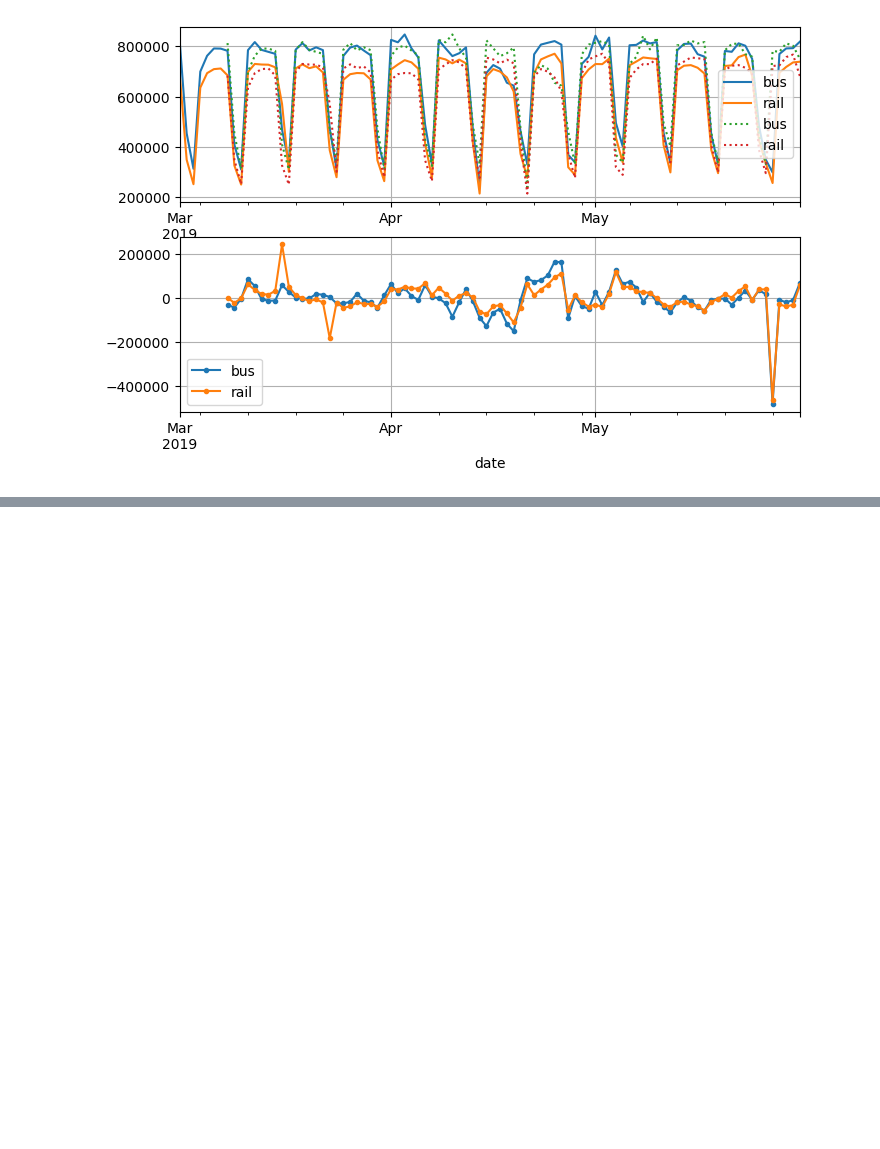
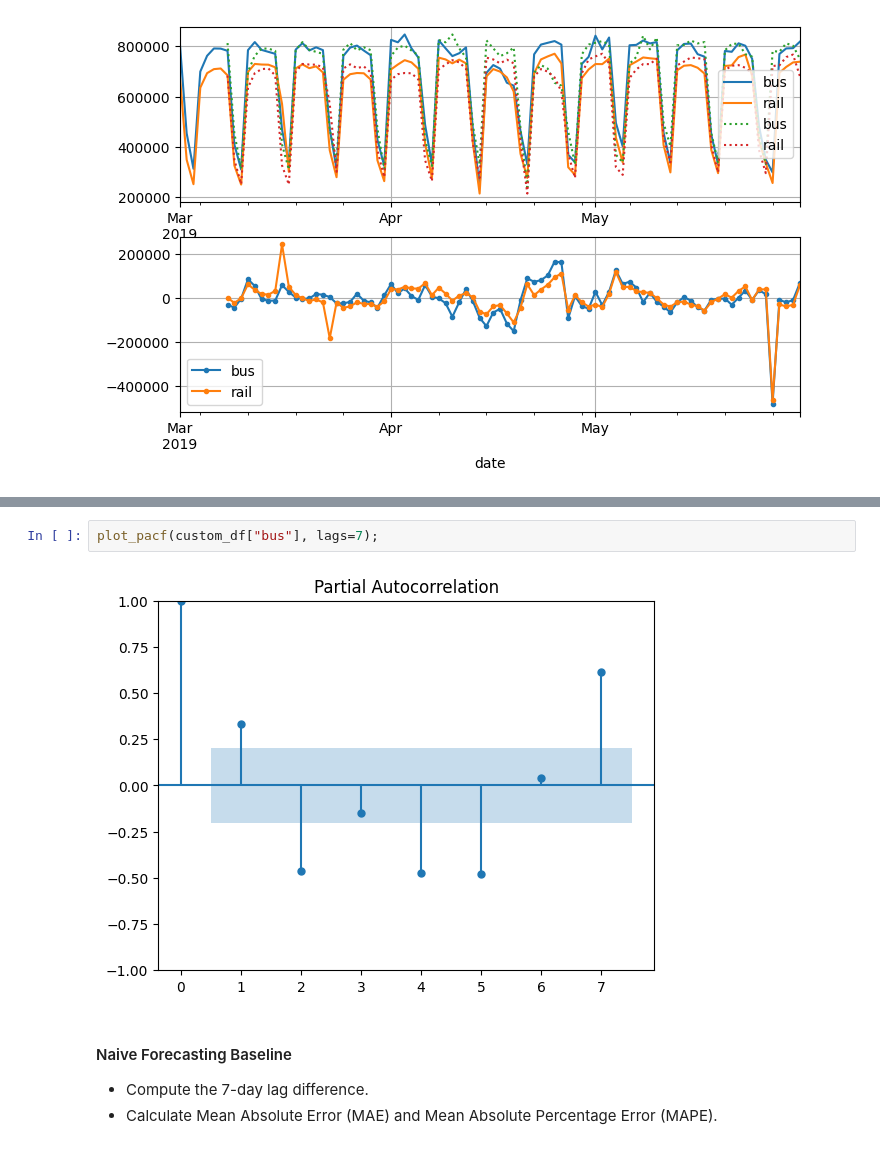
Before and after one commit to mehassanhmood/ML-TimeSeries, a Jupyter notebook: arma.ipynb, the cells around one changed output, grey strips where cells are left out. Cells and saved outputs as stored; diff of their text form; blank space fills up the shorter version.

```diff
--- a/arma.ipynb
+++ b/arma.ipynb
@@ -50,0 +65,8 @@ plt.show()
+# %%
+plot_pacf(custom_df["bus"], lags=7);
+# %% [output]
+[figure, added]
+# %% [markdown]
+#### Naive Forecasting Baseline
+- Compute the 7-day lag difference.
+- Calculate Mean Absolute Error (MAE) and Mean Absolute Percentage Error (MAPE).
```
Also changed, not shown: parts of 30 cells of this notebook, 1 other file.
